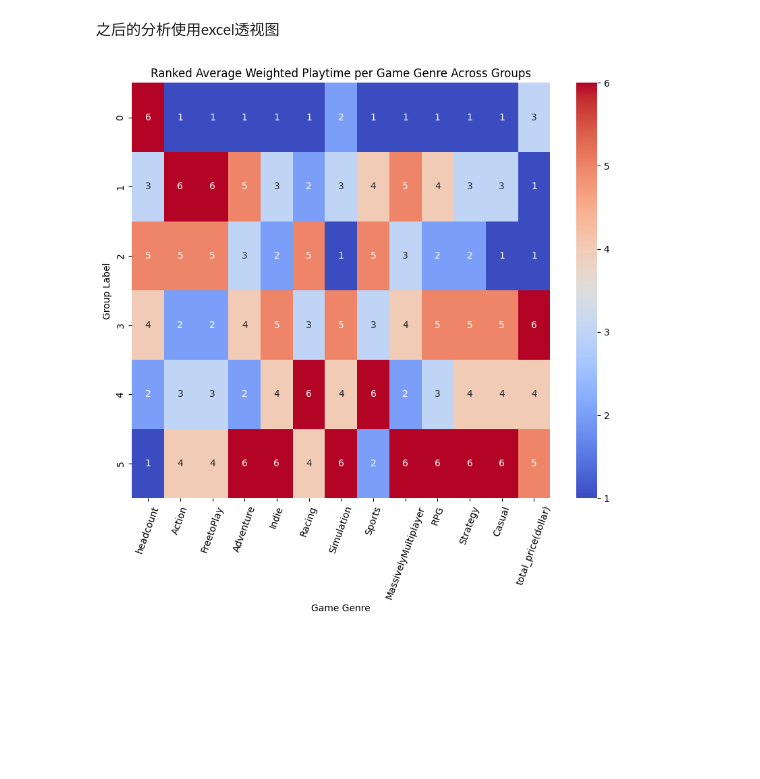
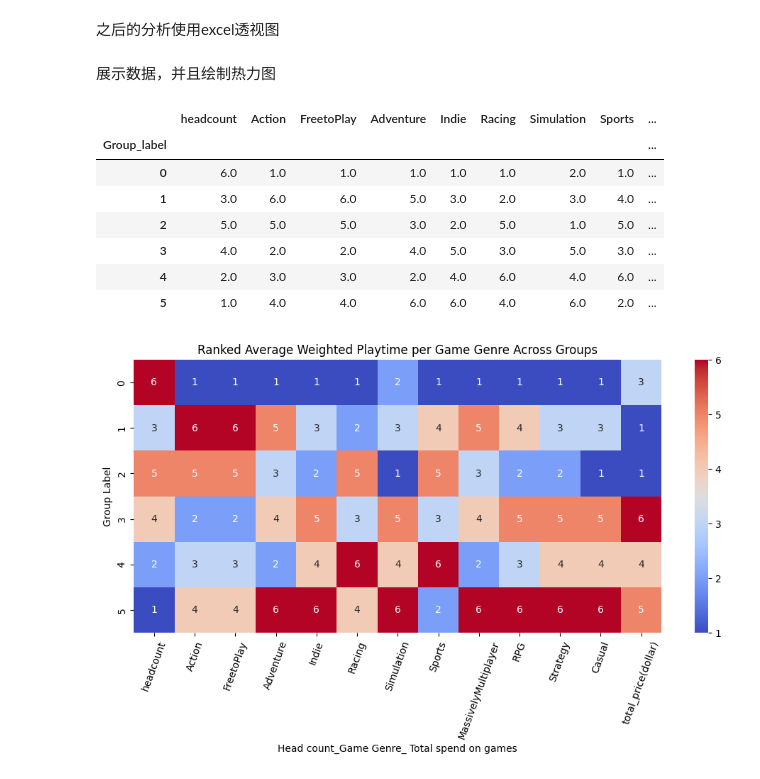
Before and after one commit to ZeyuLiu1996/Steam-Macro-Market-Analysis, a Jupyter notebook: src/5.machine_learning/unsupervise_learning_PCA_and_KMEANS_for_player_cluster.ipynb, the cells around one changed output. Saved outputs shown, nothing was run; the diff lists cells and outputs as text; code cells hidden in the pictures; blank space fills up the shorter version.

```diff
--- a/src/5.machine_learning/unsupervise_learning_PCA_and_KMEANS_for_player_cluster.ipynb
+++ b/src/5.machine_learning/unsupervise_learning_PCA_and_KMEANS_for_player_cluster.ipynb
@@ -476,18 +478,30 @@ steam_user_cluster_df.to_csv('./data/steam_user_cluster.csv')
 # %% [markdown]
 之后的分析使用excel透视图
 # %%
-data = pd.read_csv('./data/cluster_analysis_for_hot_map.csv')
-data = data[data['Group_label']!= 'total'] # 剔除总计项
-data.set_index('Group_label',inplace=True)
+hot_map_data = pd.read_csv('./data/cluster_analysis_for_hot_map.csv')
+hot_map_data = hot_map_data[hot_map_data['Group_label']!= 'total'] # 剔除总计项
+hot_map_data.set_index('Group_label',inplace=True)
 # 计算每列的排名，用于颜色映射
-sorted_data = data.rank(method='min')
+sorted_data = hot_map_data.rank(method='min')
+# %% [markdown]
+展示数据，并且绘制热力图
 # %%
-plt.figure(figsize=(10, 8))  # 调整图像尺寸
+display(sorted_data)
+
+plt.figure(figsize=(12, 5))  # 调整图像尺寸
 sns.heatmap(sorted_data, annot=True, cmap='coolwarm', )  # 调整注释字体大小和颜色
 plt.title('Ranked Average Weighted Playtime per Game Genre Across Groups')
-plt.xlabel('Game Genre')
+plt.xlabel('Head count_Game Genre_ Total spend on games')
 plt.ylabel('Group Label')
 plt.xticks(rotation = 70)
 plt.show()
 # %% [output]
+|  | headcount | Action | FreetoPlay | Adventure | Indie | Racing | Simulation | Sports | ... |
+| Group_label |  |  |  |  |  |  |  |  | ... |
+| 0 | 6.0 | 1.0 | 1.0 | 1.0 | 1.0 | 1.0 | 2.0 | 1.0 | ... |
+| 1 | 3.0 | 6.0 | 6.0 | 5.0 | 3.0 | 2.0 | 3.0 | 4.0 | ... |
+| 2 | 5.0 | 5.0 | 5.0 | 3.0 | 2.0 | 5.0 | 1.0 | 5.0 | ... |
+| 3 | 4.0 | 2.0 | 2.0 | 4.0 | 5.0 | 3.0 | 5.0 | 3.0 | ... |
+| 4 | 2.0 | 3.0 | 3.0 | 2.0 | 4.0 | 6.0 | 4.0 | 6.0 | ... |
+| 5 | 1.0 | 4.0 | 4.0 | 6.0 | 6.0 | 4.0 | 6.0 | 2.0 | ... |
-[figure, old version]
+[figure, new version]
```
Also changed, not shown: parts of 12 cells of this notebook, 4 other files.
